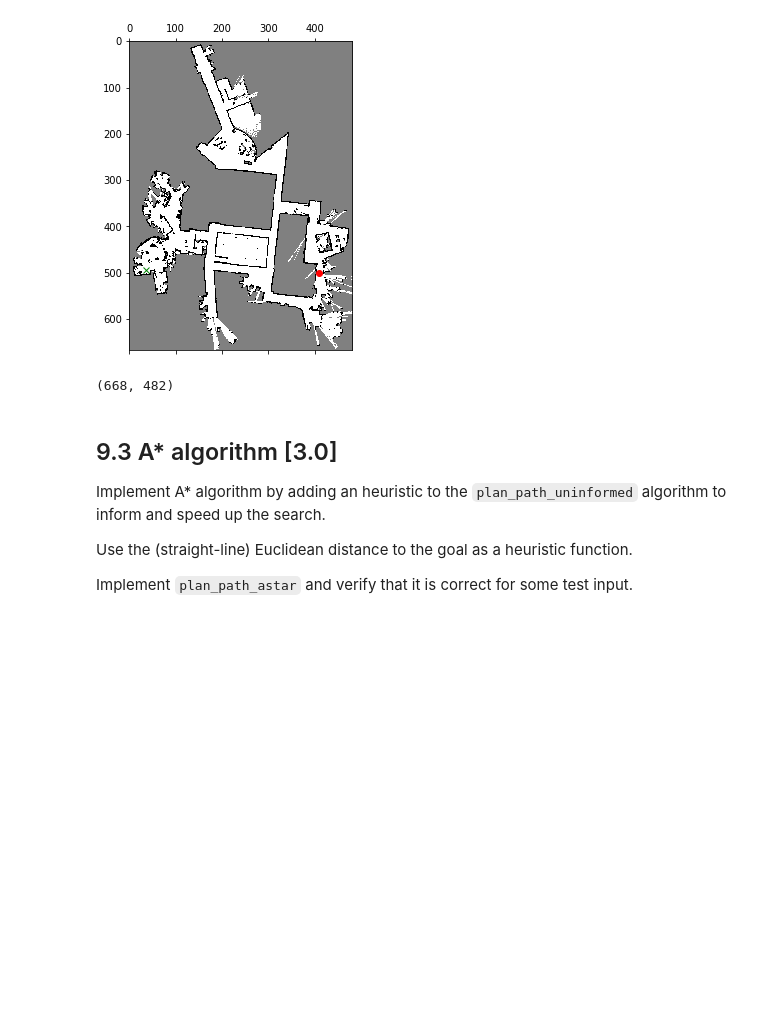
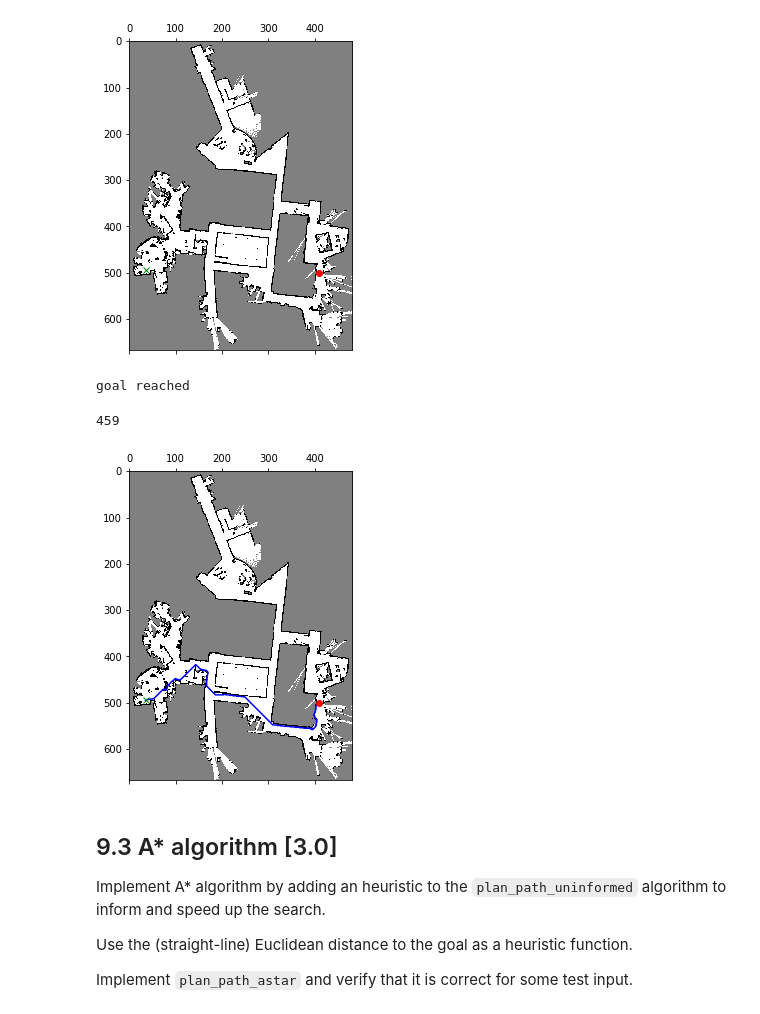
Before and after one commit to abdulahad01/mobileRobotics, a Jupyter notebook: 2020-mobilerobotics-online-ex09-planning/ex9.ipynb, the cells around one changed output. Cells and saved outputs as stored; diff of their text form; code cells hidden in the pictures; blank space fills up the shorter version.

```diff
--- a/2020-mobilerobotics-online-ex09-planning/ex9.ipynb
+++ b/2020-mobilerobotics-online-ex09-planning/ex9.ipynb
@@ -43,9 +65,16 @@ ex.plot_path(np.array([[500,400],[500,401],[500,402]]), x_start, x_goal, M)
 # %% [output]
 [figure]
-# %%
-print(M.shape)
-# %% [output]
-(668, 482)
+# %%
+path = ex.plan_path_uninformed(x_start,x_goal,M)
+# %% [output]
+goal reached
+# %%
+print(len(path))
+# print(path)
+ex.plot_path(np.array(path), x_start, x_goal, M)
+# %% [output]
+459
+[figure, added]
 # %% [markdown]
 ## 9.3 A* algorithm [3.0]
 
```
Also changed, not shown: parts of 9 cells of this notebook, 3 other files.
